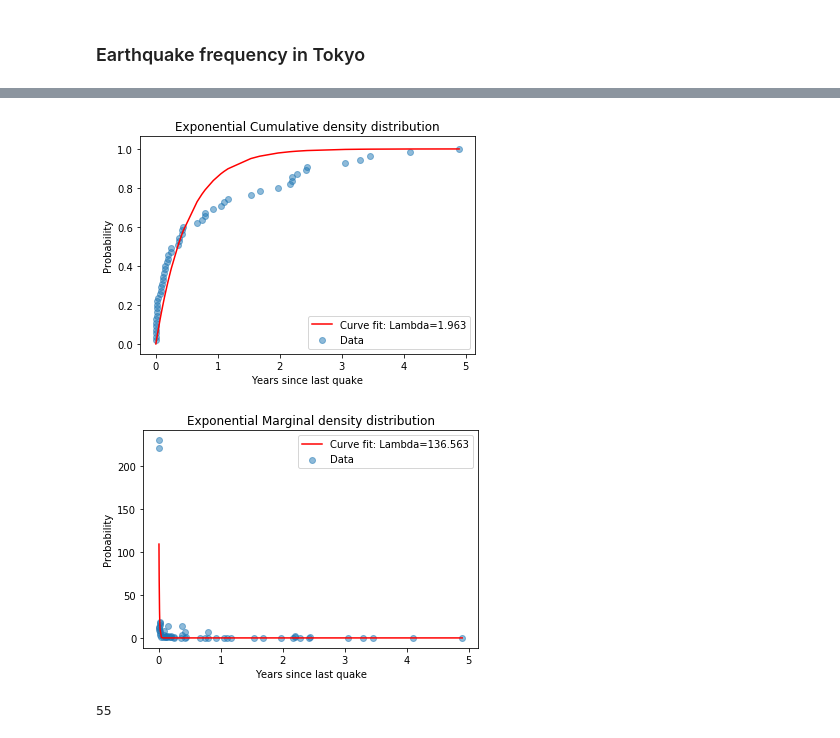
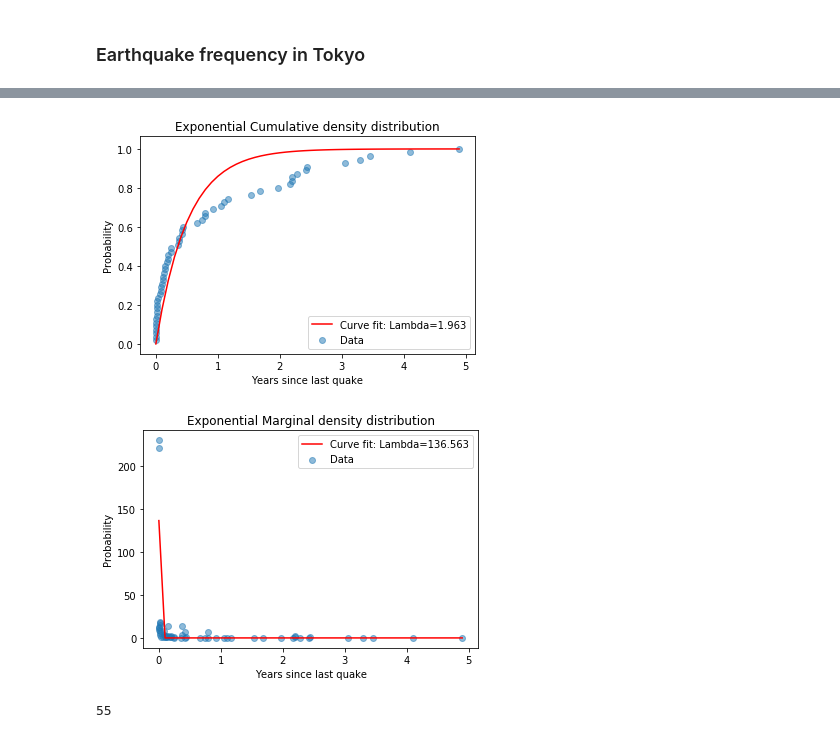
Before and after one commit to royceschultz/Data-Analysis, a Jupyter notebook: Earthquake.ipynb, the cells around one changed output, grey strips where cells are left out. Saved outputs shown, nothing was run; the diff lists cells and outputs as text; code cells hidden in the pictures.

```diff
--- a/Earthquake.ipynb
+++ b/Earthquake.ipynb
@@ -385,44 +393,51 @@ See the caveats in the documentation: http://pandas.pydata.org/pandas-docs/stabl
 | 3 | 09/30/1973 | 06:17:53 | 35.606 | 140.447 | Earthquake | 5.9 | US | 1973-09-30 06:17:53 | 1973 | ... |
 | 4 | 10/01/1973 | 14:16:23 | 35.716 | 140.561 | Earthquake | 5.6 | US | 1973-10-01 14:16:23 | 1973 | ... |
 # %%
-# Cumulative Distribution
-max_x = tokyo_df.Last_Quake_years.max()
-x = np.array(sorted(tokyo_df.Last_Quake_years.values))
-y = np.arange(1,len(tokyo_df)+1)/len(tokyo_df)
+def tokyo_plot(tokyo_df): #Redefinition of exp_plot to handle sparse data. exp_plot better handles very dense data as it doesnt plot every point.
+    lamb = []
+    # Cumulative Distribution
+    max_x = tokyo_df.Last_Quake_years.max()
+    x = np.array(sorted(tokyo_df.Last_Quake_years.values))
+    y = np.arange(1,len(tokyo_df)+1)/len(tokyo_df)
+    dense_x = np.linspace(0,max_x,50)
 
-plt.scatter(x,y, alpha=0.5, label='Data') # Plot data
+    plt.scatter(x,y, alpha=0.5, label='Data') # Plot data
 
-popt, pcov = curve_fit(exp_cumulative_density, x, y) # Fit curve
-plt.plot(x, exp_cumulative_density(x, *popt), 'r-',label='Curve fit: Lambda=%5.3f' % tuple(popt)) # Plot fit curve
-tokyo_lamb = popt[0]
+    popt, pcov = curve_fit(exp_cumulative_density, x, y) # Fit curve
+    plt.plot(dense_x, exp_cumulative_density(dense_x, *popt), 'r-',label='Curve fit: Lambda=%5.3f' % tuple(popt)) # Plot fit curve
+    lamb.append(popt)
 
-plt.title('Exponential Cumulative density distribution')
-plt.xlabel('Years since last quake')
-plt.ylabel('Probability')
-plt.legend()
+    plt.title('Exponential Cumulative density distribution')
+    plt.xlabel('Years since last quake')
+    plt.ylabel('Probability')
+    plt.legend()
 
 
-#Marginal Distribution
-plt.figure() # New plot
-dx = np.diff(x)
-dy = np.diff(y)
-new_x = x[1:] # becuase np.diff()
+    #Marginal Distribution
+    plt.figure() # New plot
+    dx = np.diff(x)
+    dy = np.diff(y)
+    new_x = x[1:] # becuase np.diff()
 
-plt.scatter(new_x,dy/dx, alpha=0.5, label='Data') # Plot data
+    plt.scatter(new_x,dy/dx, alpha=0.5, label='Data') # Plot data
 
-popt, pcov = curve_fit(exp_marginal_density, new_x, dy/dx) # Fit curve
-plt.plot(new_x, exp_marginal_density(new_x, *popt), 'r-',label='Curve fit: Lambda=%5.3f' % tuple(popt)) # Plot fit curve
-# lamb += popt[0]/2 OVERRIDE. Interpolation isnt good. use Cumulative value
+    popt, pcov = curve_fit(exp_marginal_density, new_x, dy/dx) # Fit curve
+    plt.plot(dense_x, exp_marginal_density(dense_x, *popt), 'r-',label='Curve fit: Lambda=%5.3f' % tuple(popt)) # Plot fit curve
+    lamb.append(popt)
 
-plt.title('Exponential Marginal density distribution')
-plt.xlabel('Years since last quake')
-plt.ylabel('Probability')
-plt.legend()
+    plt.title('Exponential Marginal density distribution')
+    plt.xlabel('Years since last quake')
+    plt.ylabel('Probability')
+    plt.legend()
 
-plt.show()
+    plt.show()
+    return lamb
-# %% [output]
-[figure, removed]
-[figure, removed]
+# %%
+lamb = tokyo_plot(tokyo_df)
+tokyo_lamb = lamb[0]
+# %% [output]
+[figure, added]
+[figure, added]
 # %%
 len(tokyo_df)
 # %% [output]
```
Also changed, not shown: parts of 17 cells of this notebook, 1 other file.
